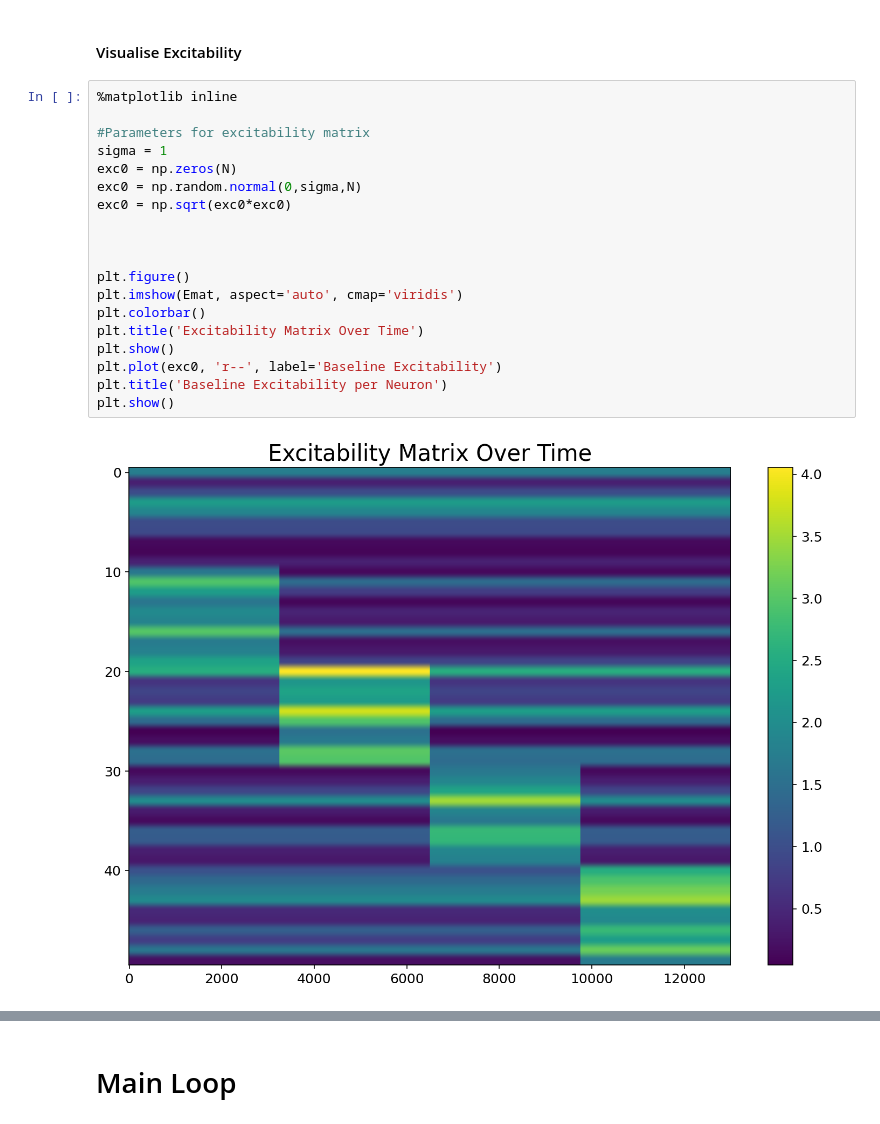
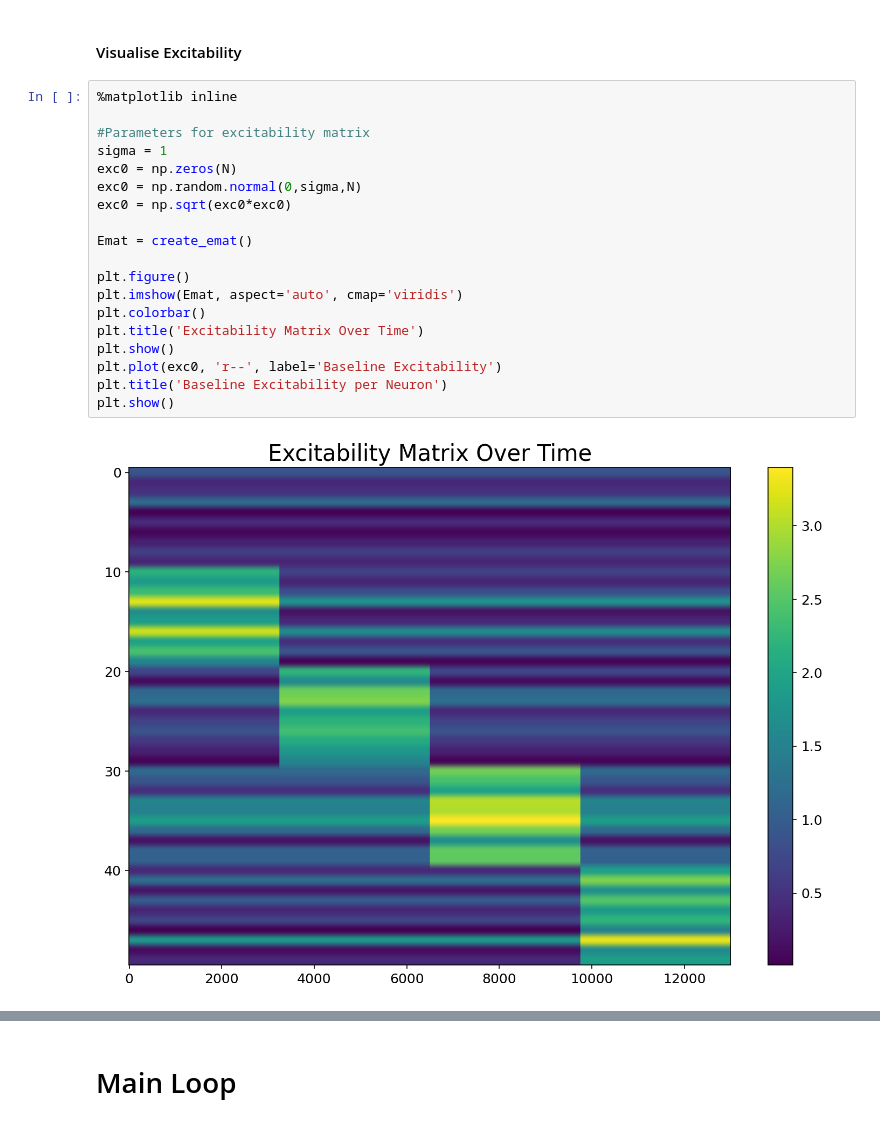
Before and after one commit to sctclif/Thesis_Exct-Vol_Model, a Jupyter notebook: parameter_pertubation/combined_model_experimental.ipynb, the cells around one changed output, grey strips where cells are left out. Saved outputs shown, nothing was run; the diff lists cells and outputs as text.

```diff
--- a/parameter_pertubation/combined_model_experimental.ipynb
+++ b/parameter_pertubation/combined_model_experimental.ipynb
@@ -165,21 +165,21 @@ def create_emat():
 # %%
 %matplotlib inline
 
 #Parameters for excitability matrix
 sigma = 1
 exc0 = np.zeros(N)
 exc0 = np.random.normal(0,sigma,N)
 exc0 = np.sqrt(exc0*exc0)
 
-
+Emat = create_emat()
 
 plt.figure()
 plt.imshow(Emat, aspect='auto', cmap='viridis')
 plt.colorbar()
 plt.title('Excitability Matrix Over Time')
 plt.show()
 plt.plot(exc0, 'r--', label='Baseline Excitability')
 plt.title('Baseline Excitability per Neuron')
 plt.show()
 # %% [output]
-[figure, old version]
+[figure, new version]
```
Also changed, not shown: parts of 4 cells of this notebook, 13 other files.
